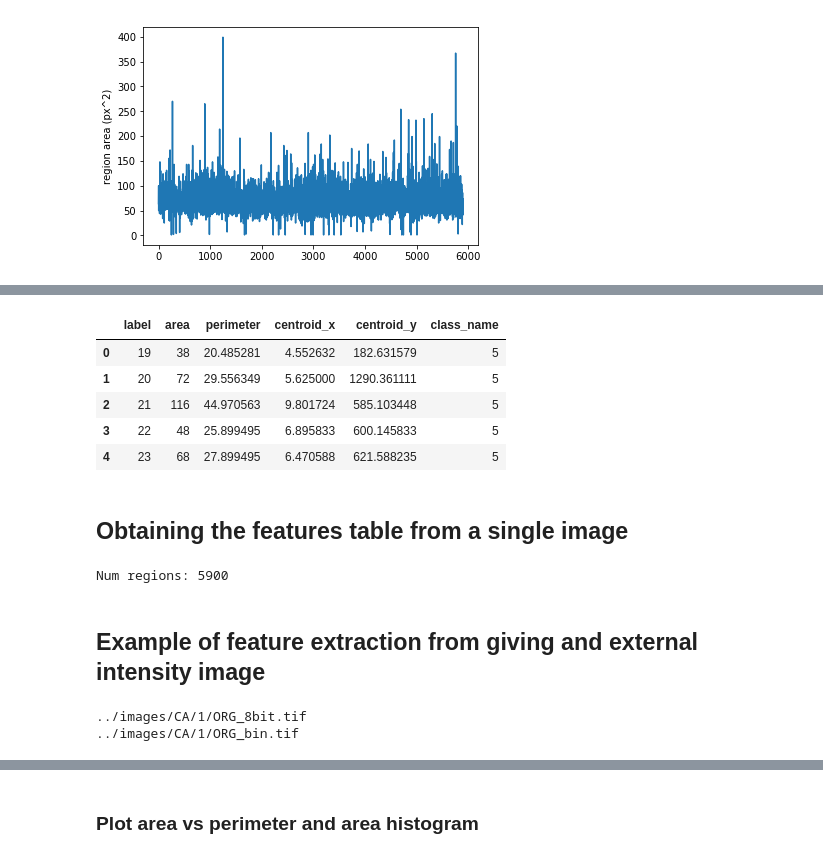
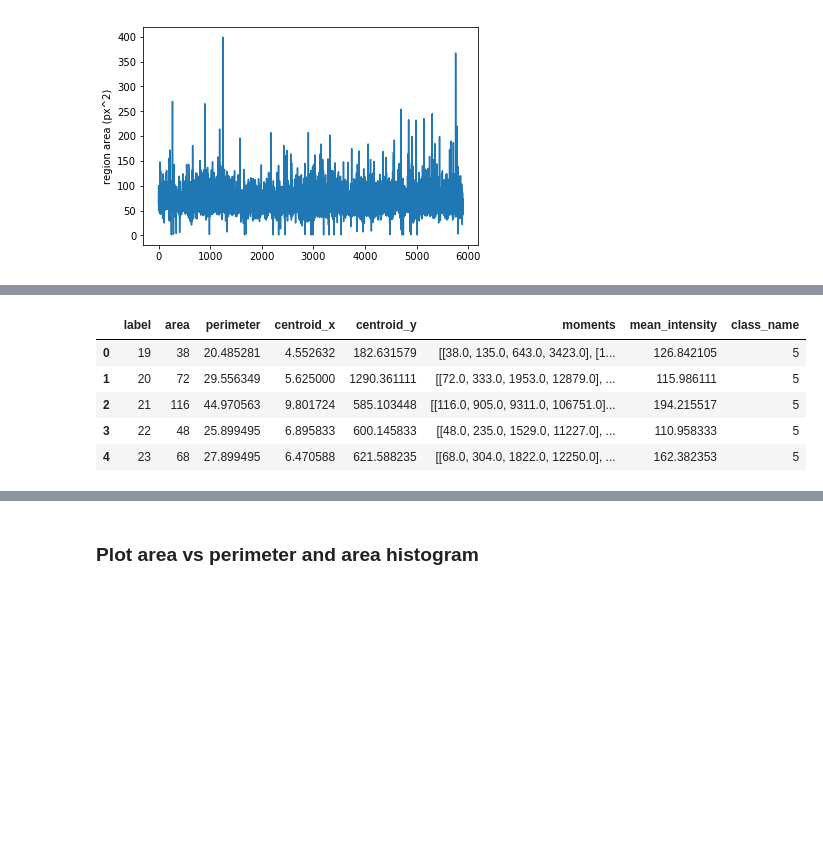
Before and after one commit to rempic/Image-Features-Extraction, a Jupyter notebook: tutorial/remi_tutorial_image_features_extraction.ipynb, the cells around one changed output, grey strips where cells are left out. Drawn from its saved outputs; the diff is of its cells as text; code cells hidden in the pictures; blank space fills up the shorter version.

```diff
--- a/tutorial/remi_tutorial_image_features_extraction.ipynb
+++ b/tutorial/remi_tutorial_image_features_extraction.ipynb
@@ -89,43 +128,17 @@ plt.ylabel('region area (px^2)')
 # %%
 IMG = IMGS.item(0)
 
-features = IMG.features(['label', 'area','perimeter', 'centroid'], class_value=5)
+IMG.set_image_intensity(IMGS.item(0))
 
+features = IMG.features(['label', 'area','perimeter', 'centroid', 'moments','mean_intensity'], class_value=5)
 
-features.get_dataframe().head()
+df = features.get_dataframe()
+
+df.head()
 # %% [output]
-|  | label | area | perimeter | centroid_x | centroid_y | class_name |
-| 0 | 19 | 38 | 20.485281 | 4.552632 | 182.631579 | 5 |
-| 1 | 20 | 72 | 29.556349 | 5.625000 | 1290.361111 | 5 |
-| 2 | 21 | 116 | 44.970563 | 9.801724 | 585.103448 | 5 |
-| 3 | 22 | 48 | 25.899495 | 6.895833 | 600.145833 | 5 |
-| 4 | 23 | 68 | 27.899495 | 6.470588 | 621.588235 | 5 |
+|  | label | area | perimeter | centroid_x | centroid_y | moments | mean_intensity | class_name |
+| 0 | 19 | 38 | 20.485281 | 4.552632 | 182.631579 | [[38.0, 135.0, 643.0, 3423.0], [1... | 126.842105 | 5 |
+| 1 | 20 | 72 | 29.556349 | 5.625000 | 1290.361111 | [[72.0, 333.0, 1953.0, 12879.0], ... | 115.986111 | 5 |
+| 2 | 21 | 116 | 44.970563 | 9.801724 | 585.103448 | [[116.0, 905.0, 9311.0, 106751.0]... | 194.215517 | 5 |
+| 3 | 22 | 48 | 25.899495 | 6.895833 | 600.145833 | [[48.0, 235.0, 1529.0, 11227.0], ... | 110.958333 | 5 |
+| 4 | 23 | 68 | 27.899495 | 6.470588 | 621.588235 | [[68.0, 304.0, 1822.0, 12250.0], ... | 162.382353 | 5 |
-# %% [markdown]
-## Obtaining the features table from a single image
-# %%
-print('Num regions: {}'.format(REGS.count()))
-
-
-features = REGS.features(['label', 'area','perimeter', 'centroid'], class_value=5)
-
-
-features.get_dataframe().head()
-df = features.get_dataframe()
-# %% [output]
-Num regions: 5900
-# %% [markdown]
-## Example of feature extraction from giving and external intensity image
-# %%
-%matplotlib inline
-import matplotlib.pyplot as plt
-import image_features_extraction.Images as fe
-
-
-IMGS = fe.Images('../images/CA/1')
-
-# the iterator at work ...
-for IMG in IMGS:
-    print(IMG.file_name())
-# %% [output]
-../images/CA/1/ORG_8bit.tif
-../images/CA/1/ORG_bin.tif
```
Also changed, not shown: parts of 45 cells of this notebook, 26 other files.
